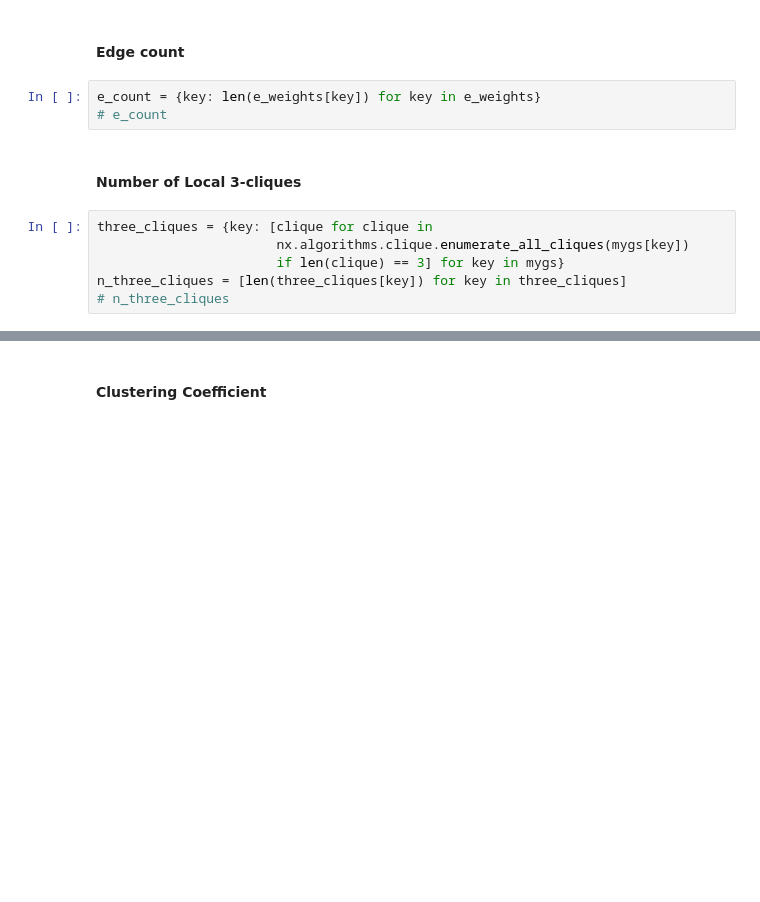
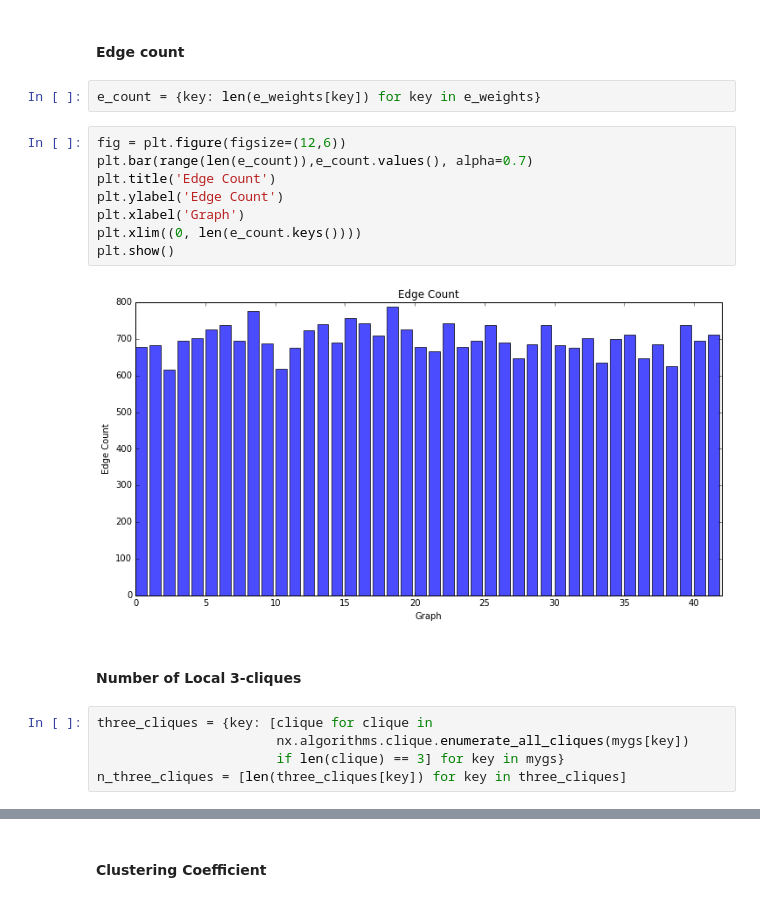
Before and after one commit to Upward-Spiral-Science/TA, a Jupyter notebook: code/extended_exploratory.ipynb, the cells around one changed output, grey strips where cells are left out. Saved outputs shown, nothing was run; the diff lists cells and outputs as text; blank space fills up the shorter version.

```diff
--- a/code/extended_exploratory.ipynb
+++ b/code/extended_exploratory.ipynb
@@ -78,7 +88,16 @@ avg_e_weights = [{'N': len(e_weights[key]),
 #### Edge count
 # %%
 e_count = {key: len(e_weights[key]) for key in e_weights}
-# e_count
+# %%
+fig = plt.figure(figsize=(12,6))
+plt.bar(range(len(e_count)),e_count.values(), alpha=0.7)
+plt.title('Edge Count')
+plt.ylabel('Edge Count')
+plt.xlabel('Graph')
+plt.xlim((0, len(e_count.keys())))
+plt.show()
+# %% [output]
+[figure, added]
 # %% [markdown]
 #### Number of Local 3-cliques
 # %%
@@ -86,4 +105,3 @@ three_cliques = {key: [clique for clique in
                        nx.algorithms.clique.enumerate_all_cliques(mygs[key])
                        if len(clique) == 3] for key in mygs}
 n_three_cliques = [len(three_cliques[key]) for key in three_cliques]
-# n_three_cliques
```
Also changed, not shown: parts of 17 cells of this notebook.
